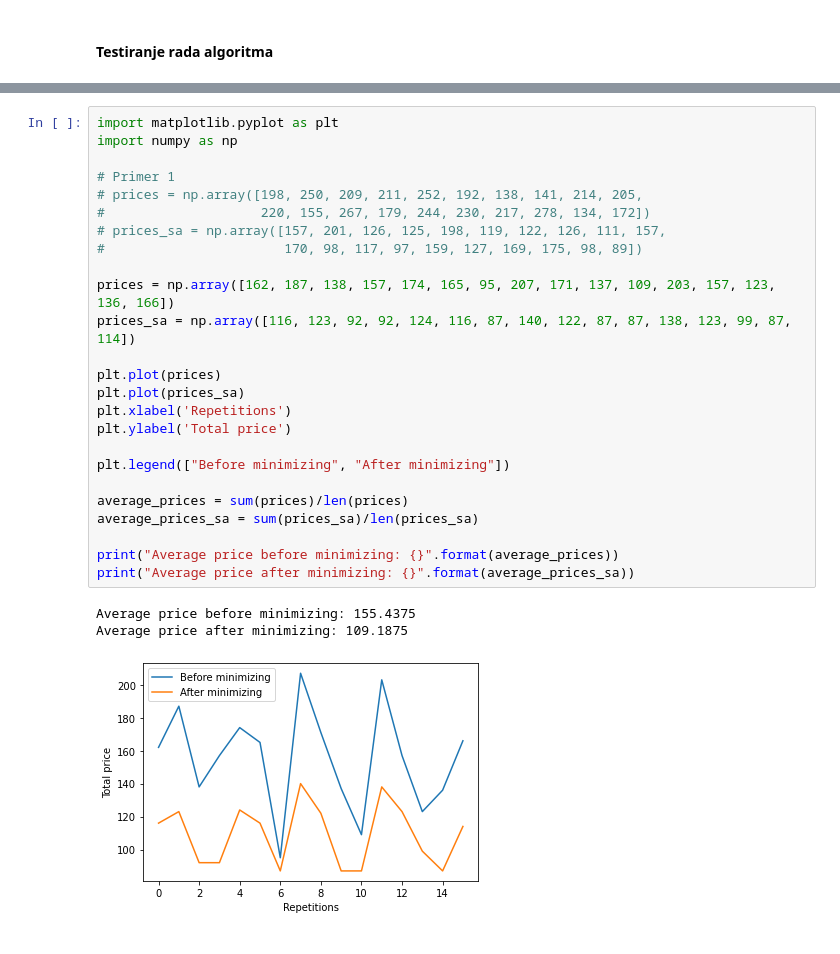
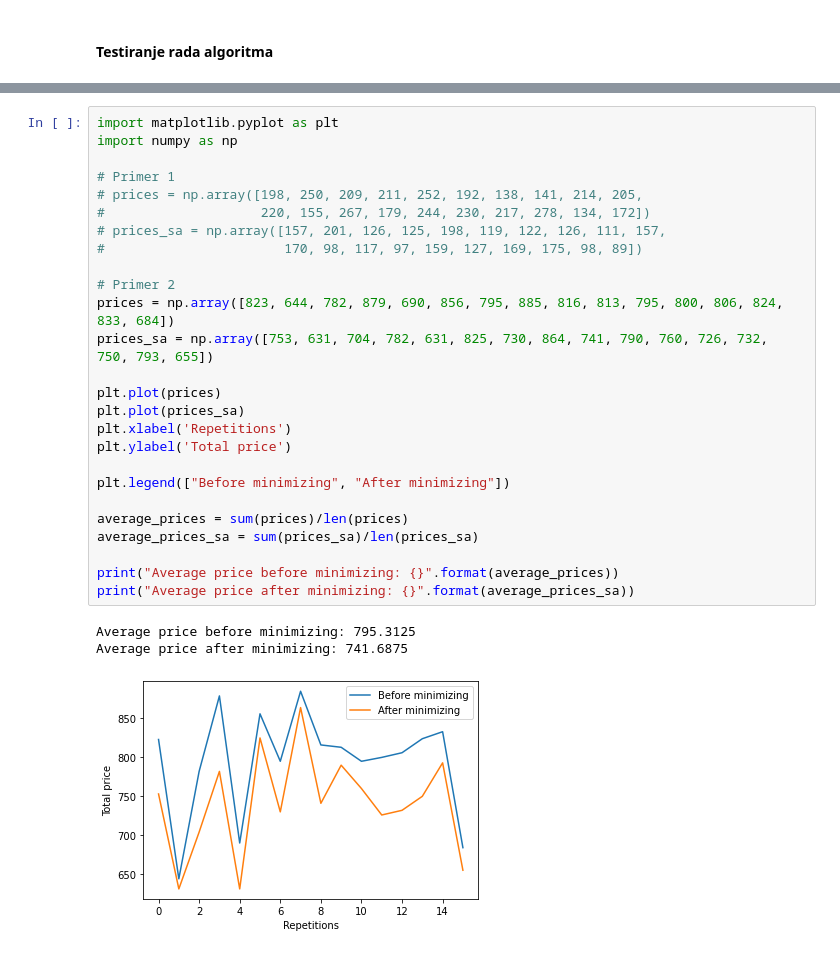
Before and after one commit to lristic/kcpp-optimization, a Jupyter notebook: RI-Seminarski.ipynb, the cells around one changed output, grey strips where cells are left out. Saved outputs shown, nothing was run; the diff lists cells and outputs as text.

```diff
--- a/RI-Seminarski.ipynb
+++ b/RI-Seminarski.ipynb
@@ -410,29 +448,30 @@ Paths after optimizing using simulated annealing:
 # %%
 import matplotlib.pyplot as plt
 import numpy as np
 
 # Primer 1
 # prices = np.array([198, 250, 209, 211, 252, 192, 138, 141, 214, 205,
 #                    220, 155, 267, 179, 244, 230, 217, 278, 134, 172])
 # prices_sa = np.array([157, 201, 126, 125, 198, 119, 122, 126, 111, 157,
 #                       170, 98, 117, 97, 159, 127, 169, 175, 98, 89])
 
-prices = np.array([162, 187, 138, 157, 174, 165, 95, 207, 171, 137, 109, 203, 157, 123, 136, 166])
-prices_sa = np.array([116, 123, 92, 92, 124, 116, 87, 140, 122, 87, 87, 138, 123, 99, 87, 114])
+# Primer 2
+prices = np.array([823, 644, 782, 879, 690, 856, 795, 885, 816, 813, 795, 800, 806, 824, 833, 684])
+prices_sa = np.array([753, 631, 704, 782, 631, 825, 730, 864, 741, 790, 760, 726, 732, 750, 793, 655])
 
 plt.plot(prices)
 plt.plot(prices_sa)
 plt.xlabel('Repetitions')
 plt.ylabel('Total price')
 
 plt.legend(["Before minimizing", "After minimizing"])
 
 average_prices = sum(prices)/len(prices)
 average_prices_sa = sum(prices_sa)/len(prices_sa)
 
 print("Average price before minimizing: {}".format(average_prices))
 print("Average price after minimizing: {}".format(average_prices_sa))
 # %% [output]
-Average price before minimizing: 155.4375
-Average price after minimizing: 109.1875
+Average price before minimizing: 795.3125
+Average price after minimizing: 741.6875
-[figure, old version]
+[figure, new version]
```
Also changed, not shown: parts of 6 cells of this notebook, 1 other file.
